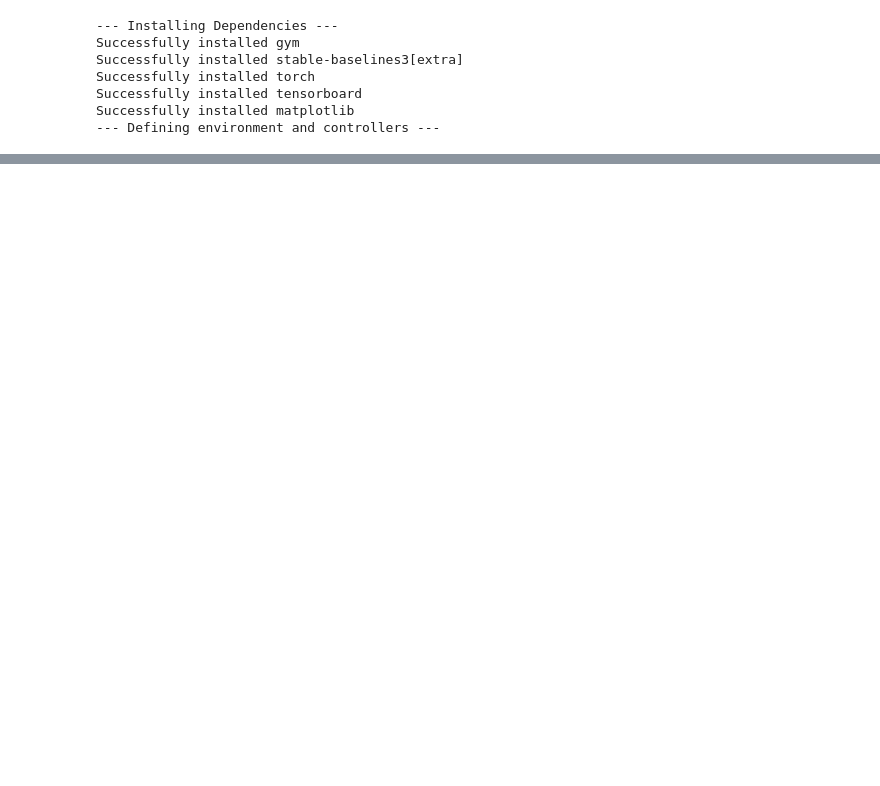
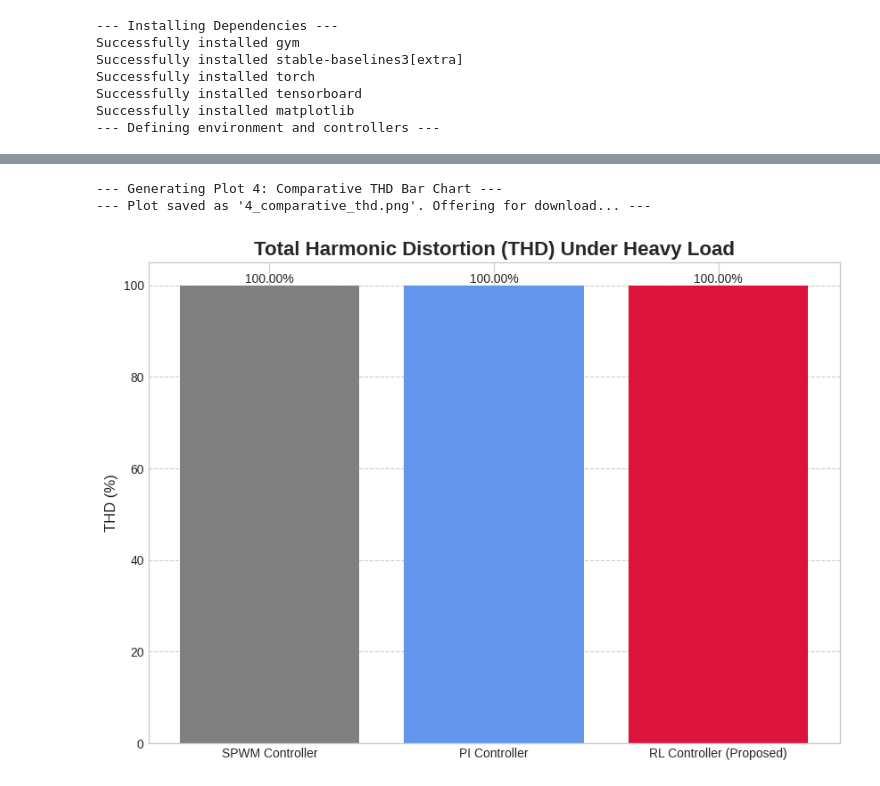
Before and after one commit to Arnobzzz/Inverter-RL-agent, a Jupyter notebook: inverter2.ipynb, the cells around one changed output, grey strips where cells are left out. Drawn from its saved outputs; the diff is of its cells as text; code cells hidden in the pictures; blank space fills up the shorter version.

```diff
--- a/inverter2.ipynb
+++ b/inverter2.ipynb
@@ -1967,0 +2664,51 @@ Total Training Time: 540.26 seconds
+# %%
+# ==============================================================================
+# SCRIPT FOR PLOT 4: TOTAL HARMONIC DISTORTION (THD) BAR CHART
+# ==============================================================================
+print("--- Generating Plot 4: Comparative THD Bar Chart ---")
+import matplotlib.pyplot as plt
+import numpy as np
+from google.colab import files
+
+# Check if simulation results exist from the previous cell, otherwise re-run
+if 'results_for_sag' not in locals():
+    print("Could not find previous simulation data. Please run the script for Plot 3 first.")
+else:
+    thd_values = {}
+    for name, data in results_for_sag.items():
+        time, v_c = data
+        # Analyze the waveform during the heavy load period
+        steady_state_mask = (time >= 0.1) & (time < 0.16)
+        v_steady = v_c[steady_state_mask]
+
+        if len(v_steady) > 1:
+            fft = np.fft.fft(v_steady)
+            # Find magnitudes of the fundamental (50Hz) and its harmonics
+            harmonics = np.abs(fft[1:21]) # Look at first 20 harmonics (up to 1kHz)
+            fundamental = harmonics[0]
+
+            # Calculate THD = sqrt(sum of squares of higher harmonics) / fundamental
+            thd = np.sqrt(np.sum(harmonics[1:]**2)) / fundamental if fundamental > 1e-6 else 1.0
+            thd_values[name] = thd * 100 # Express as a percentage
+        else:
+            thd_values[name] = 100.0 # Assign high THD if no data
+
+    # --- Generate the Plot ---
+    plt.style.use('seaborn-v0_8-whitegrid')
+    plt.figure(figsize=(10, 7), dpi=100)
+    colors = ['gray', 'cornflowerblue', 'crimson']
+    bars = plt.bar(thd_values.keys(), thd_values.values(), color=colors)
+    plt.bar_label(bars, fmt='%.2f%%')
+    plt.title('Total Harmonic Distortion (THD) Under Heavy Load', fontsize=16, fontweight='bold')
+    plt.ylabel('THD (%)', fontsize=12)
+    plt.grid(axis='y', linestyle='--')
+
+    filename = "4_comparative_thd.png"
+    plt.savefig(filename)
+    print(f"--- Plot saved as '{filename}'. Offering for download... ---")
+    plt.show()
+    files.download(filename)
+# %% [output]
+--- Generating Plot 4: Comparative THD Bar Chart ---
+--- Plot saved as '4_comparative_thd.png'. Offering for download... ---
+[figure, added]
```
Also changed, not shown: parts of 20 cells of this notebook.
